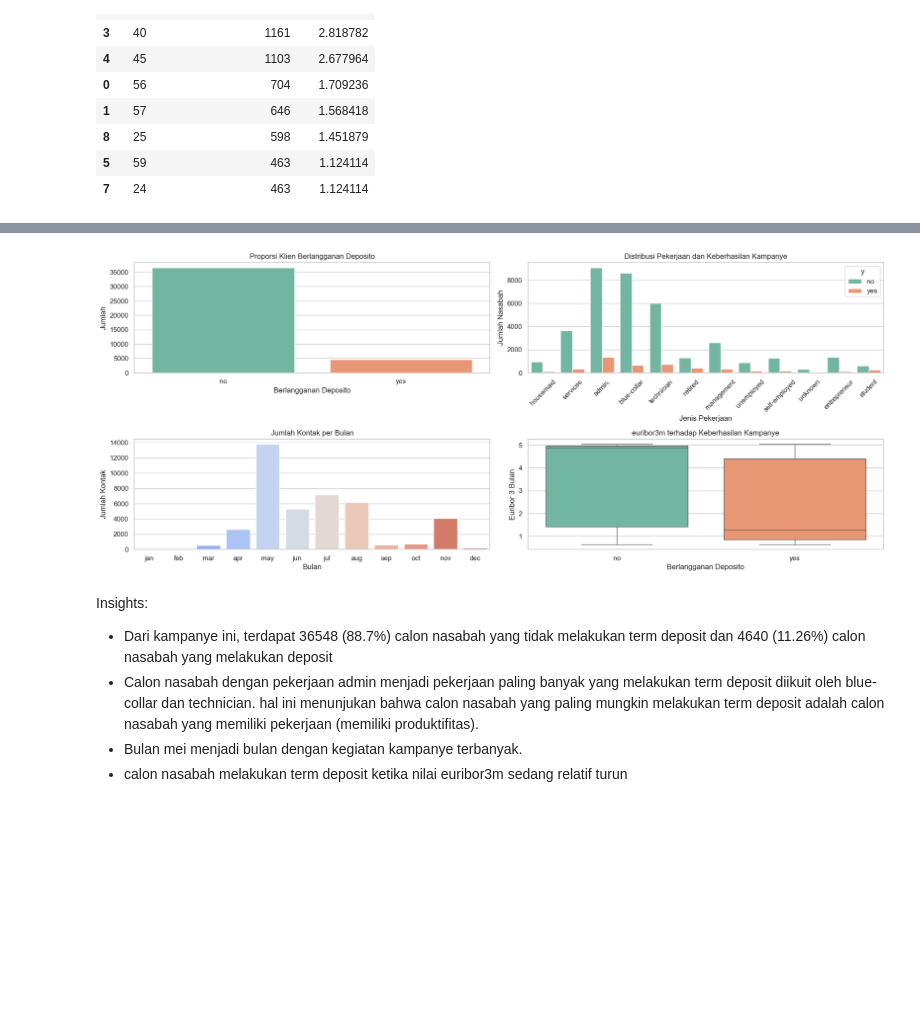
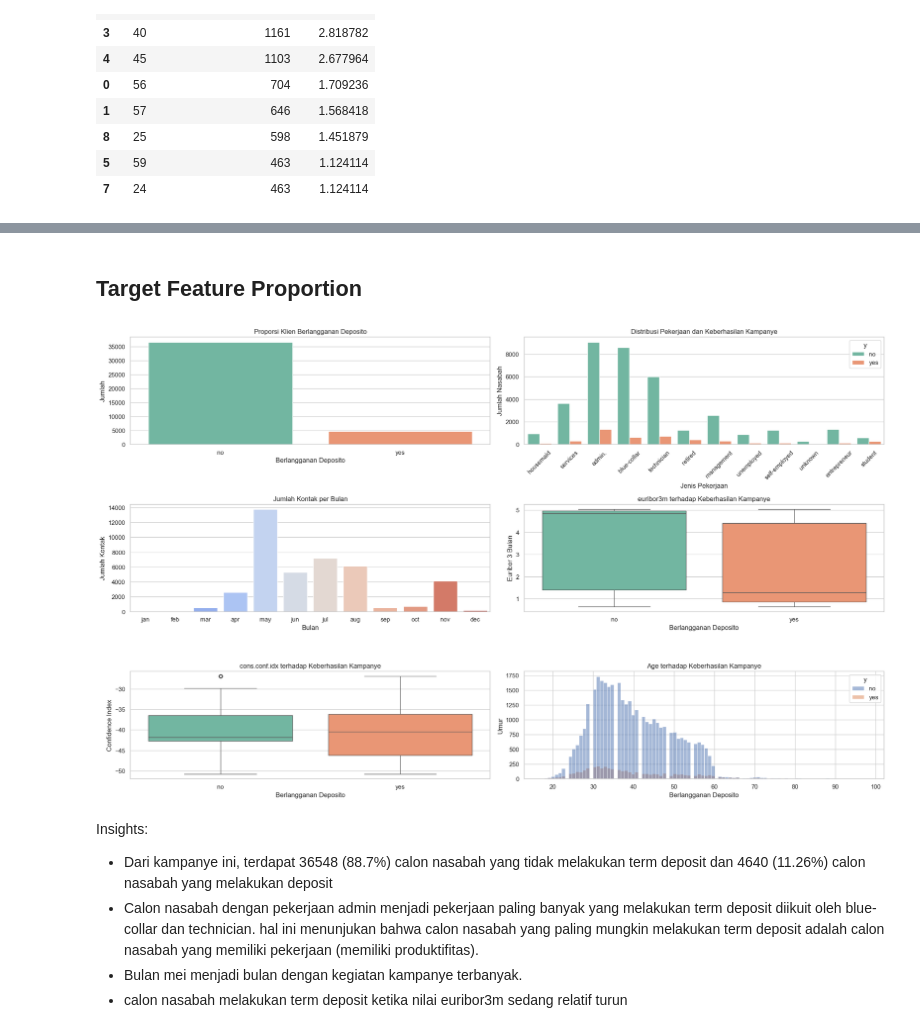
Before and after one commit to akmalraafid25/BetaGroup_JC_DS_OL_FinalProject, a Jupyter notebook: FinalProject.ipynb, the cells around one changed output, grey strips where cells are left out. Cells and saved outputs as stored; diff of their text form; code cells hidden in the pictures; blank space fills up the shorter version.

```diff
--- a/FinalProject.ipynb
+++ b/FinalProject.ipynb
@@ -367,40 +398,56 @@ Insights:
+# %% [markdown]
+## **Target Feature Proportion**
 # %%
 sns.set(style="whitegrid")
-plt.figure(figsize=(18, 15))
+plt.figure(figsize=(20, 20))
 
 # 2. Proporsi Berlangganan Deposito
-plt.subplot(4, 2, 1)
+plt.subplot(5, 2, 1)
 sns.countplot(data=df, x='y', palette='Set2')
 plt.title('Proporsi Klien Berlangganan Deposito')
 plt.xlabel('Berlangganan Deposito')
 plt.ylabel('Jumlah')
 
 # 3. Distribusi Pekerjaan dan Keberhasilan Kampanye
-plt.subplot(4, 2, 2)
+plt.subplot(5, 2, 2)
 sns.countplot(data=df, x='job', hue='y', palette='Set2')
 plt.title('Distribusi Pekerjaan dan Keberhasilan Kampanye')
 plt.xlabel('Jenis Pekerjaan')
 plt.ylabel('Jumlah Nasabah')
 plt.xticks(rotation=45)
 
 # 4. Kontak per Bulan
-plt.subplot(4, 2, 3)
+plt.subplot(5, 2, 3)
 sns.countplot(data=df, x='month', order=['jan','feb','mar','apr','may','jun','jul','aug','sep','oct','nov','dec'], palette='coolwarm')
 plt.title('Jumlah Kontak per Bulan')
 plt.xlabel('Bulan')
 plt.ylabel('Jumlah Kontak')
 
 # 5. Hubungan euribor3m dan y
-plt.subplot(4, 2, 4)
+plt.subplot(5, 2, 4)
 sns.boxplot(data=df, x='y', y='euribor3m', palette='Set2')
 plt.title('euribor3m terhadap Keberhasilan Kampanye')
 plt.xlabel('Berlangganan Deposito')
 plt.ylabel('Euribor 3 Bulan')
 
+# 5. Hubungan euribor3m dan y
+plt.subplot(5, 2, 5)
+sns.boxplot(data=df, x='y', y='cons.conf.idx', palette='Set2')
+plt.title('cons.conf.idx terhadap Keberhasilan Kampanye')
+plt.xlabel('Berlangganan Deposito')
+plt.ylabel('Confidence Index')
+
+# 6. Hubungan age dan y
+plt.subplot(5, 2, 6)
+sns.histplot(data = df, hue = 'y', x = df['age'], stat = 'count')
+plt.title('Age terhadap Keberhasilan Kampanye')
+plt.xlabel('Berlangganan Deposito')
+plt.ylabel('Umur')
+
 plt.tight_layout()
 plt.show()
 # %% [output]
-[figure, old version]
+[figure, new version]
 # %% [markdown]
 Insights:
 - Dari kampanye ini, terdapat 36548 (88.7%) calon nasabah yang tidak melakukan term deposit dan 4640 (11.26%) calon nasabah yang melakukan deposit
```
Also changed, not shown: parts of 18 cells of this notebook.
